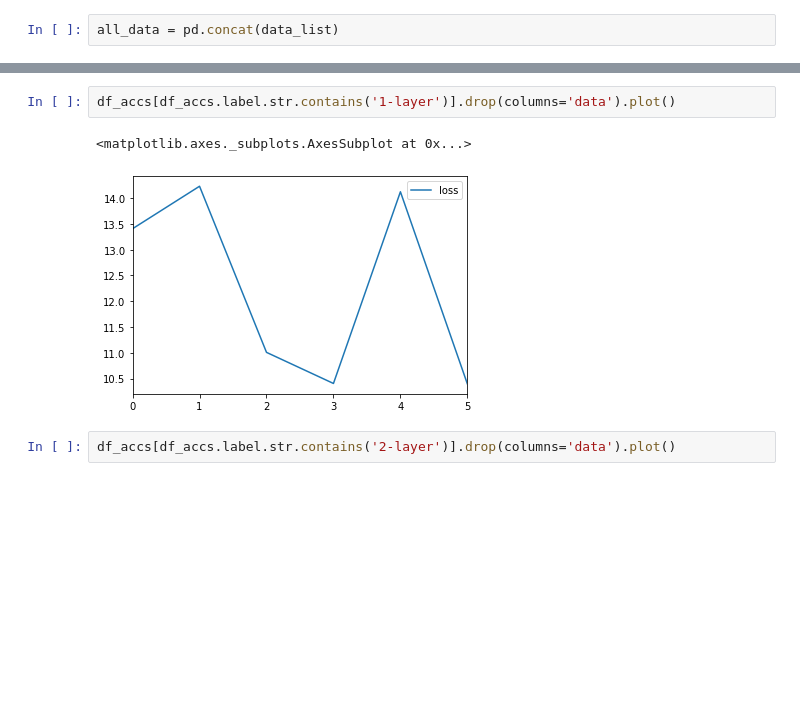
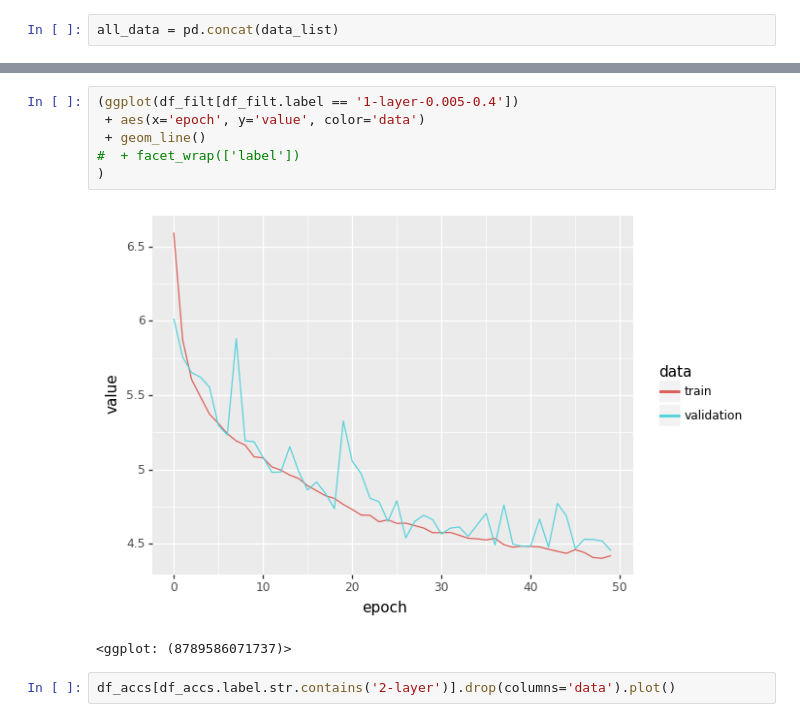
Before and after one commit to UCSD-SEELab/dropouts, a Jupyter notebook: analysis.ipynb, the cells around one changed output, grey strips where cells are left out. Saved outputs shown, nothing was run; the diff lists cells and outputs as text; blank space fills up the shorter version.

```diff
--- a/analysis.ipynb
+++ b/analysis.ipynb
@@ -82,8 +83,12 @@ df_filt
-# %%
-df_accs[df_accs.label.str.contains('1-layer')].drop(columns='data').plot()
-# %% [output]
-<matplotlib.axes._subplots.AxesSubplot at 0x...>
-[figure, removed]
+# %%
+(ggplot(df_filt[df_filt.label == '1-layer-0.005-0.4'])
+ + aes(x='epoch', y='value', color='data')
+ + geom_line()
+#  + facet_wrap(['label'])
+)
+# %% [output]
+[figure, added]
+<ggplot: (8789586071737)>
 # %%
 df_accs[df_accs.label.str.contains('2-layer')].drop(columns='data').plot()
 # %% [output]
```
Also changed, not shown: parts of 4 cells of this notebook, 27 other files.
